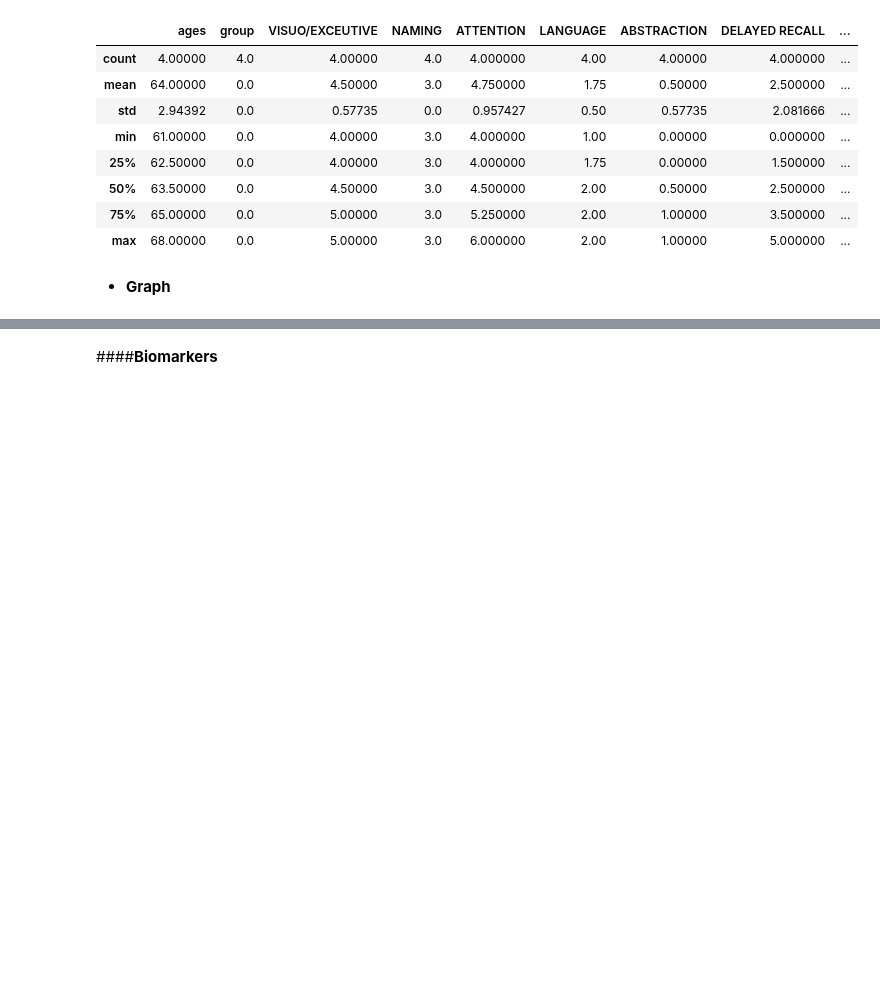
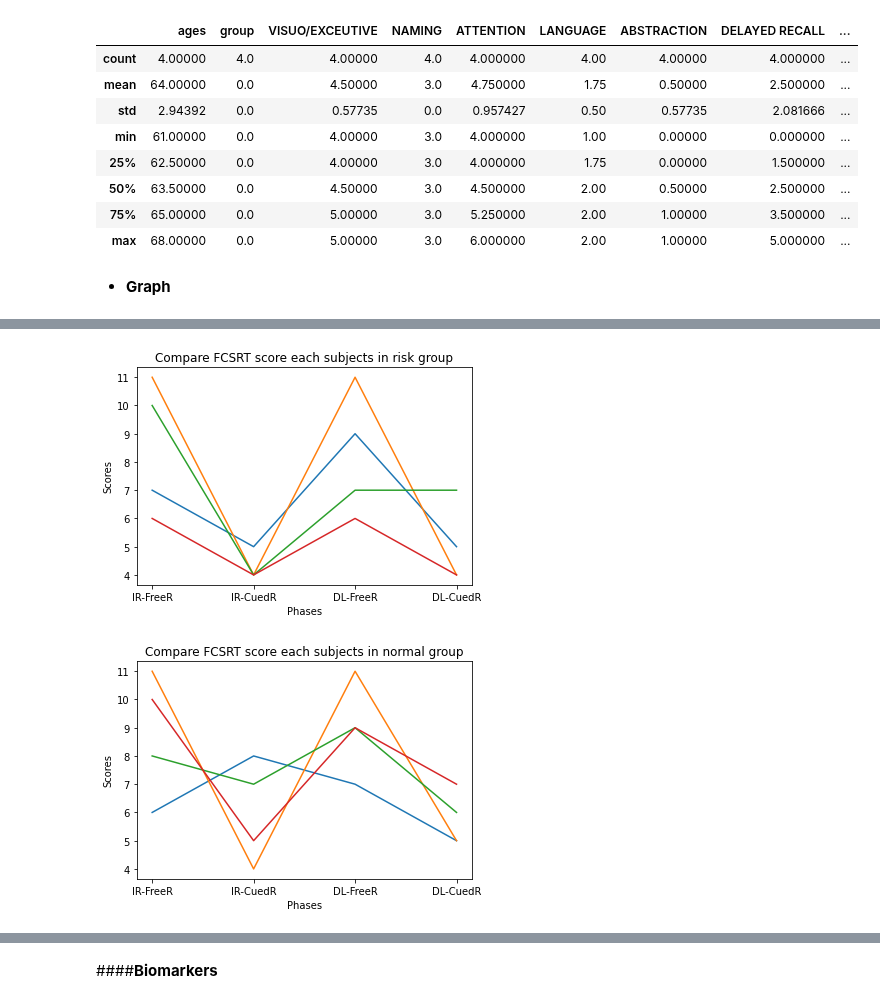
Before and after one commit to Sirabhop/Preclinical-AD-EEG-classification, a Jupyter notebook: Data_Analysis.ipynb, the cells around one changed output, grey strips where cells are left out. Drawn from its saved outputs; the diff is of its cells as text; code cells hidden in the pictures; blank space fills up the shorter version.

```diff
--- a/Data_Analysis.ipynb
+++ b/Data_Analysis.ipynb
@@ -140,3 +161,13 @@ MoCA_RiskFree.describe()
 
 
 *   **Graph**
+# %%
+plot_cog_risk = Cog_Risk.drop(['sex', 'ages', 'group', 'MoCA', '%Encoded', '%Retrieval',	'SOMI stage'], axis =1)
+plot_cog_riskfree = Cog_RiskFree.drop(['sex', 'ages', 'group', 'MoCA', '%Encoded', '%Retrieval',	'SOMI stage'], axis =1)
+
+plot_cog_risk = plot_cog_risk.transpose()
+plot_cog_risk = plot_cog_risk.reset_index()
+
+plot_cog_riskfree = plot_cog_riskfree.transpose()
+plot_cog_riskfree = plot_cog_riskfree.reset_index()
+plot_cog_riskfree
@@ -142,0 +180,24 @@ MoCA_RiskFree.describe()
+# %%
+columns_risk = plot_cog_risk.drop(['index'], axis = 1)
+columns_riskfree = plot_cog_riskfree.drop(['index'], axis = 1)
+
+#Risk group
+fig, ax = plt.subplots()
+for subjects in columns_risk:
+    ax.plot(plot_cog_risk['index'], plot_cog_risk[subjects])
+ax.set_title('Compare FCSRT score each subjects in risk group')
+ax.set_xlabel('Phases')
+ax.set_ylabel('Scores')
+plt.savefig('/content/drive/My Drive/My Project/Senior Project-Dementia/Results/Graphs/Compare FCSRT score each subjects in risk group.png')
+
+#Normal group
+fig, ax = plt.subplots()
+for subjects in columns_riskfree:
+    ax.plot(plot_cog_riskfree['index'], plot_cog_riskfree[subjects])
+ax.set_title('Compare FCSRT score each subjects in normal group')
+ax.set_xlabel('Phases')
+ax.set_ylabel('Scores')
+plt.savefig('/content/drive/My Drive/My Project/Senior Project-Dementia/Results/Graphs/Compare FCSRT score each subjects in normal group.png')
+# %% [output]
+[figure, added]
+[figure, added]
```
Also changed, not shown: parts of 15 cells of this notebook.
